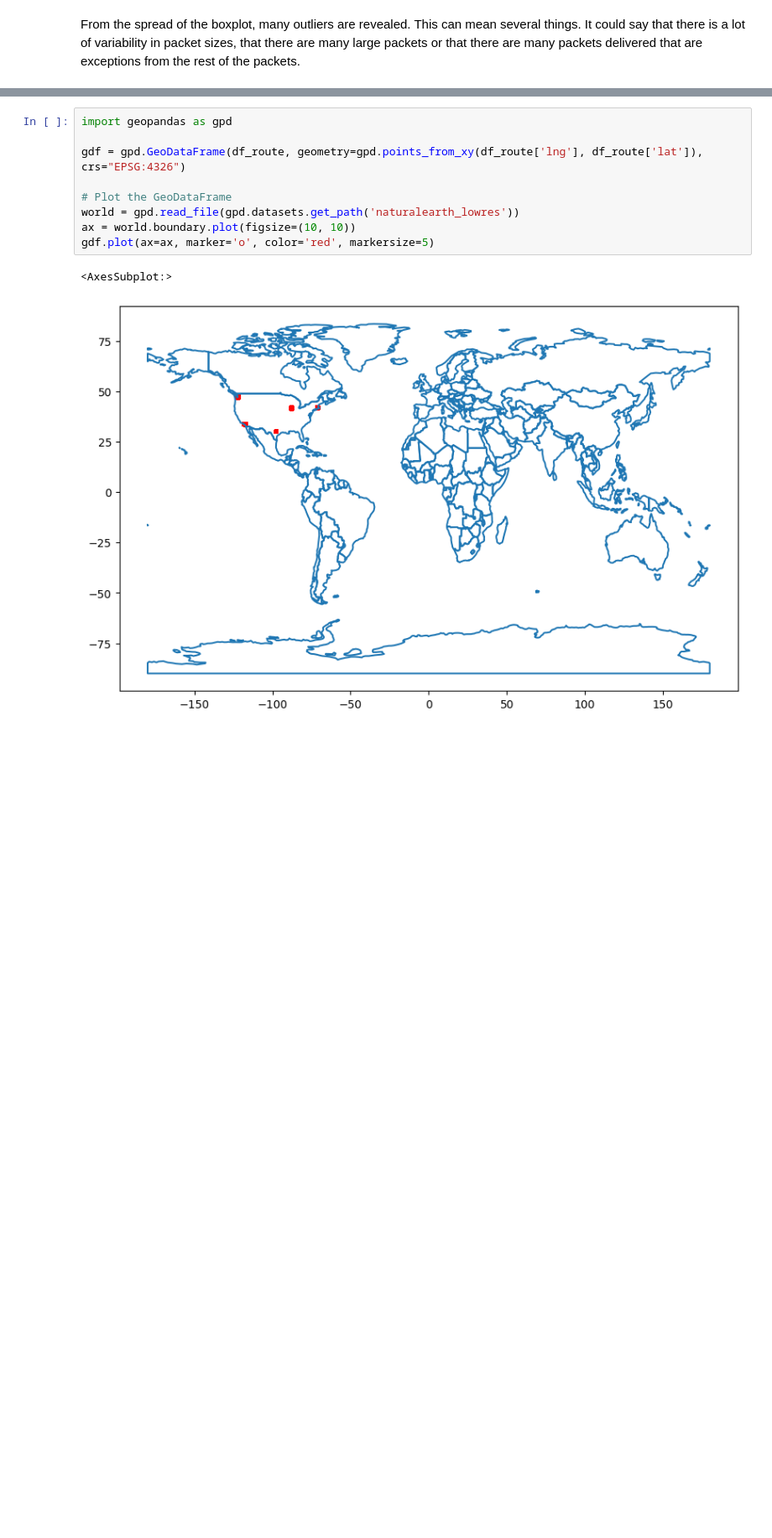
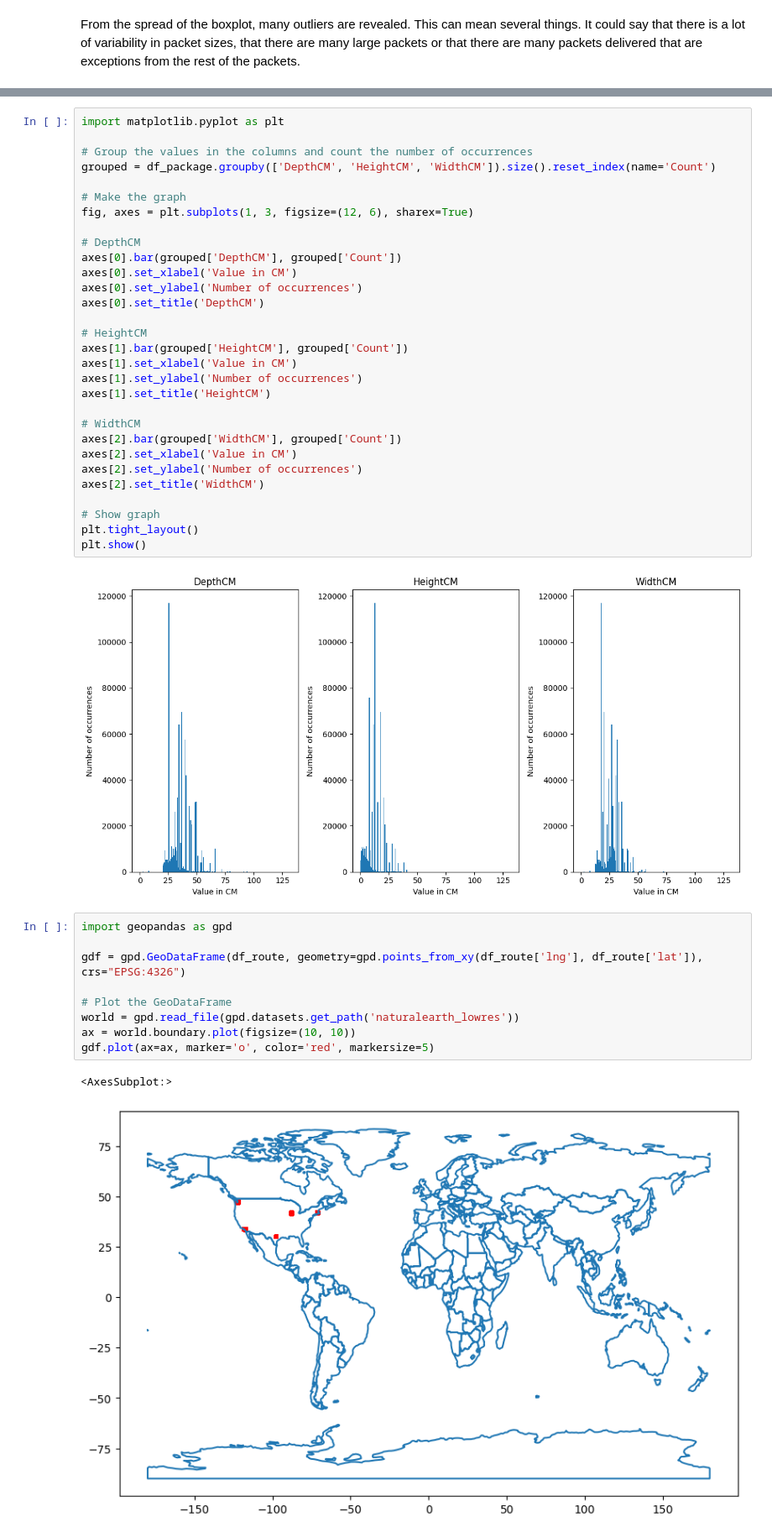
Before and after one commit to ftamsma/Group33_TIL, a Jupyter notebook: project_template.ipynb, the cells around one changed output, grey strips where cells are left out. Shown at 84% size. Drawn from its saved outputs; the diff is of its cells as text; blank space fills up the shorter version.

Commit message:
add code Naomi: plots packages

```diff
--- a/project_template.ipynb
+++ b/project_template.ipynb
@@ -268,3 +274,35 @@ From the spread of the boxplot, many outliers are revealed. This can mean severa
+# %%
+import matplotlib.pyplot as plt
+
+# Group the values in the columns and count the number of occurrences
+grouped = df_package.groupby(['DepthCM', 'HeightCM', 'WidthCM']).size().reset_index(name='Count')
+
+# Make the graph
+fig, axes = plt.subplots(1, 3, figsize=(12, 6), sharex=True)
+
+# DepthCM
+axes[0].bar(grouped['DepthCM'], grouped['Count'])
+axes[0].set_xlabel('Value in CM')
+axes[0].set_ylabel('Number of occurrences')
+axes[0].set_title('DepthCM')
+
+# HeightCM
+axes[1].bar(grouped['HeightCM'], grouped['Count'])
+axes[1].set_xlabel('Value in CM')
+axes[1].set_ylabel('Number of occurrences')
+axes[1].set_title('HeightCM')
+
+# WidthCM
+axes[2].bar(grouped['WidthCM'], grouped['Count'])
+axes[2].set_xlabel('Value in CM')
+axes[2].set_ylabel('Number of occurrences')
+axes[2].set_title('WidthCM')
+
+# Show graph
+plt.tight_layout()
+plt.show()
+# %% [output]
+[figure, added]
 # %%
 import geopandas as gpd
 
```
Also changed, not shown: parts of 5 cells of this notebook.
